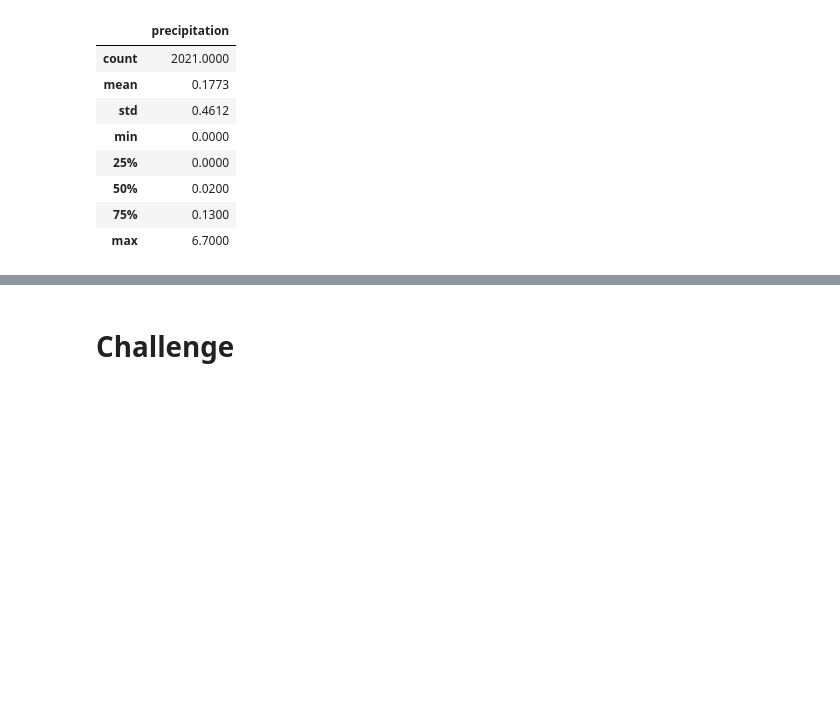
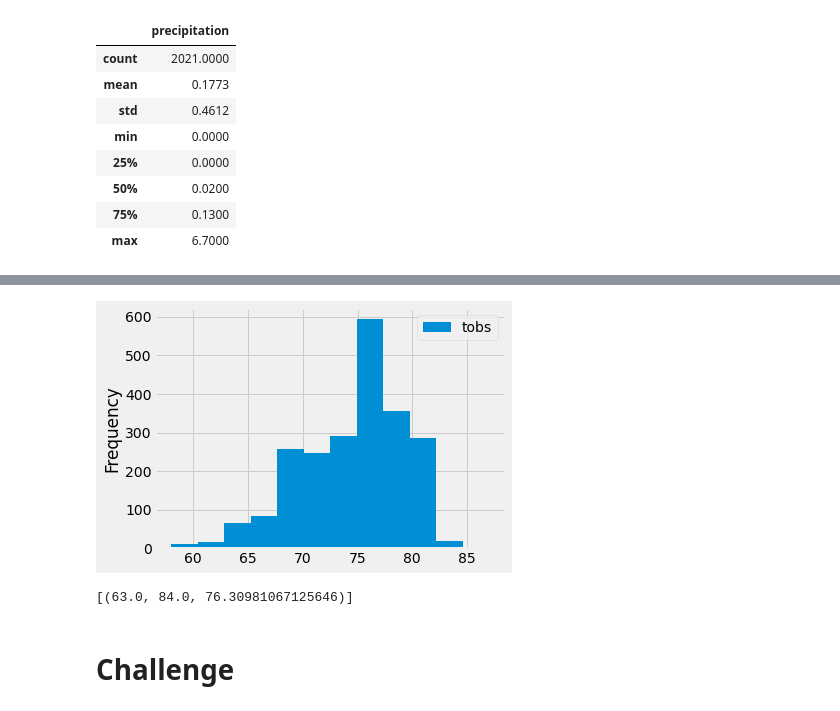
Before and after one commit to rrantxa/surfs_up, a Jupyter notebook: climate_analysis.ipynb, the cells around one changed output, grey strips where cells are left out. Drawn from its saved outputs; the diff is of its cells as text; code cells hidden in the pictures; blank space fills up the shorter version.

Commit message:
Adding descriptive statistics and plots.

```diff
--- a/climate_analysis.ipynb
+++ b/climate_analysis.ipynb
@@ -90,3 +128,6 @@ weather_df.describe().round(4)
 # %%
 # Choose the station with the highest number of temperature observations.
 # Query the last 12 months of temperature observation data for this station and plot the results as a histogram
+results = session.query(Measurement.tobs).filter(Measurement.date >= prev_year).all()
+
+print(results)
@@ -92,0 +136,4 @@ weather_df.describe().round(4)
+# %%
+# Create a dataframe.
+station_df = pd.DataFrame(results, columns = ["tobs"])
+print(station_df)
@@ -93,5 +155,15 @@ weather_df.describe().round(4)
+# %%
+station_df.plot.hist(bins = 12)
+plt.tight_layout() # Compress the x axis labels so that they fit into the plot.
+# %% [output]
+[figure, added]
 # %%
 # Write a function called `calc_temps` that will accept start date and end date in the format '%Y-%m-%d'
 # and return the minimum, average, and maximum temperatures for that range of dates
+calc_temps = session.query(func.min(Measurement.tobs), func.max(Measurement.tobs), func.avg(Measurement.tobs)).filter(Measurement.date >= "2016-09-03").filter(Measurement.date <= "2016-12-03").all()
+
+print(calc_temps)
+# %% [output]
+[(63.0, 84.0, 76.30981067125646)]
 # %% [markdown]
 # Challenge
```
Also changed, not shown: parts of 9 cells of this notebook.
